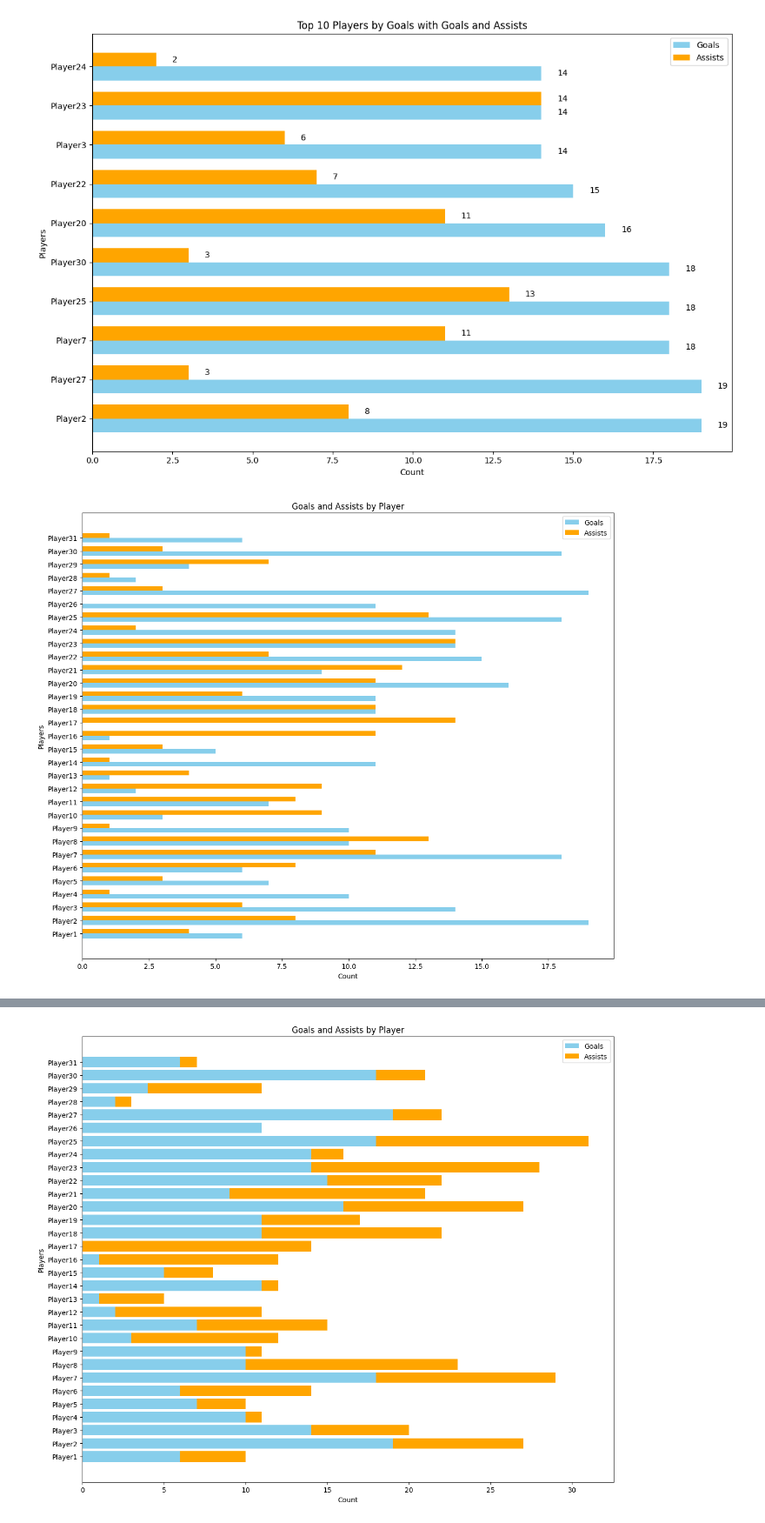
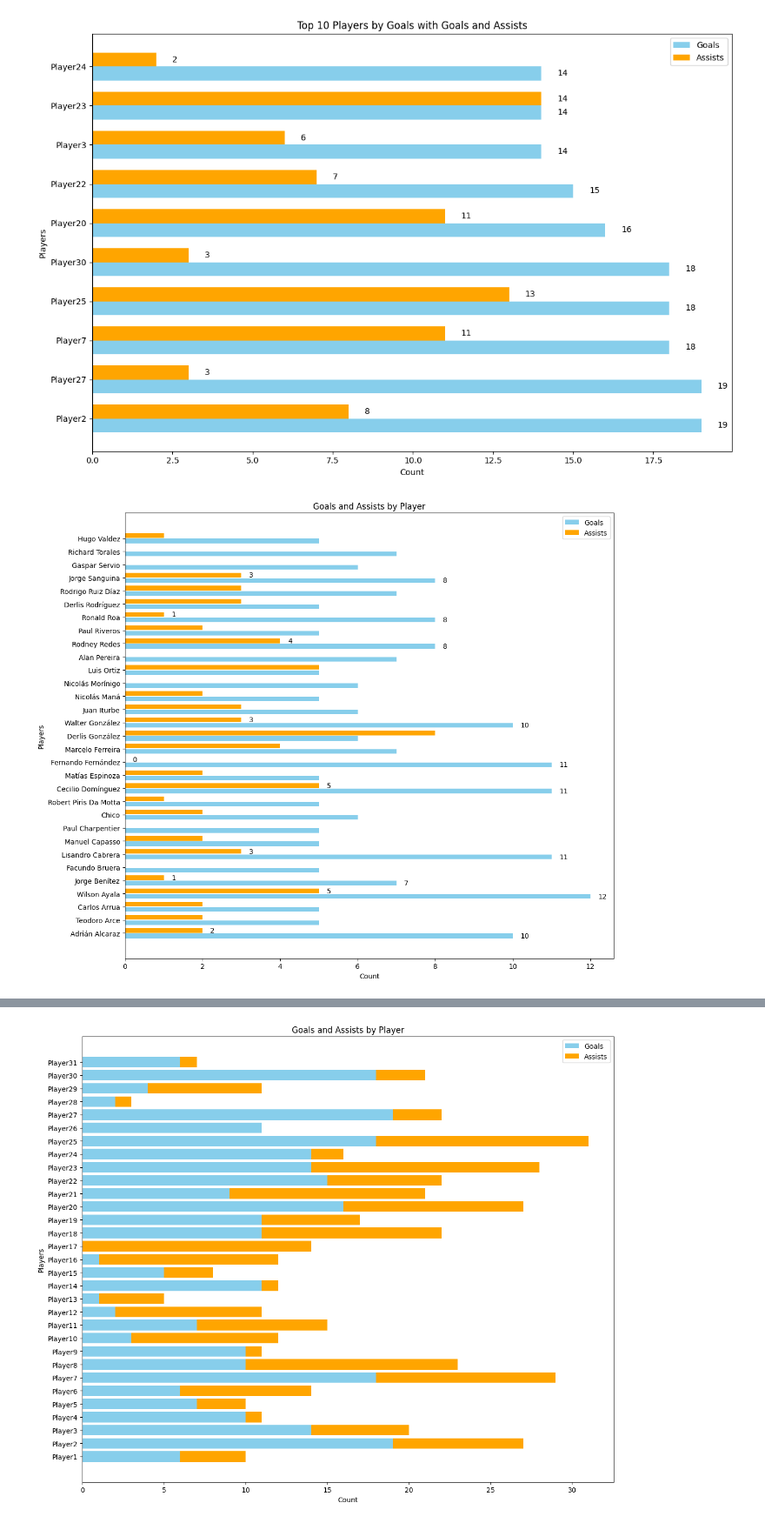
Before and after one commit to axelbol/football-analysis, a Jupyter notebook: twitter_content.ipynb, the cells around one changed output, grey strips where cells are left out. Shown at 87% size. Saved outputs shown, nothing was run; the diff lists cells and outputs as text; code cells hidden in the pictures.

```diff
--- a/twitter_content.ipynb
+++ b/twitter_content.ipynb
@@ -386,52 +400,40 @@ plt.show()
 # %% [output]
 [figure]
 # %%
-import matplotlib.pyplot as plt
-import numpy as np
-import pandas as pd
-
-# Example DataFrame with 31 players
-np.random.seed(42)
-data = {
-    'names': [f'Player{i+1}' for i in range(31)],
-    'goals': np.random.randint(0, 20, 31),
-    'assists': np.random.randint(0, 15, 31)
-}
-df = pd.DataFrame(data)
-
 # Identify the top 10 players with the most goals
-top10_players = df.nlargest(10, 'goals')['names']
+top10_players = df_filter_goals.nlargest(10, 'goals')['player'].tolist()
 
 # Bar chart parameters
-y = np.arange(len(df['names']))  # Y-axis positions
+y = np.arange(len(df_filter_goals['player']))  # Y-axis positions
 width = 0.35  # Bar width
 
 # Create the horizontal bar chart
 fig, ax = plt.subplots(figsize=(12, 10))
-bars1 = ax.barh(y - width/2, df['goals'], width, label='Goals', color='skyblue')
-bars2 = ax.barh(y + width/2, df['assists'], width, label='Assists', color='orange')
+offset = 0.03
+bars1 = ax.barh(y - (width/2 + offset), df_filter_goals['goals'], width, label='Goals', color='skyblue')
+bars2 = ax.barh(y + (width/2 + offset), df_filter_goals['ast'], width, label='Assists', color='orange')
 
 # Add labels, title, and legend
 ax.set_xlabel('Count')
 ax.set_ylabel('Players')
 ax.set_title('Goals and Assists by Player')
 ax.set_yticks(y)
-ax.set_yticklabels(df['names'])
+ax.set_yticklabels(df_filter_goals['player'])
 ax.legend()
 
 # Display values only for top 10 players
 def add_labels(bars, metric):
-    for bar, name in zip(bars, df['names']):
+    for bar, name in zip(bars, df_filter_goals['player']):
         if name in top10_players:  # Add values only for top 10 players
             value = int(bar.get_width())
-            ax.text(value + 0.5, bar.get_y() + bar.get_height()/2, f'{value}',
+            ax.text(value + 0.2, bar.get_y() + bar.get_height()/2, f'{value}',
                     ha='left', va='center')
 
 add_labels(bars1, 'goals')
 add_labels(bars2, 'assists')
 
 # Adjust layout for better fit
 plt.tight_layout()
 plt.show()
 # %% [output]
-[figure, old version]
+[figure, new version]
```
Also changed, not shown: parts of 6 cells of this notebook.
